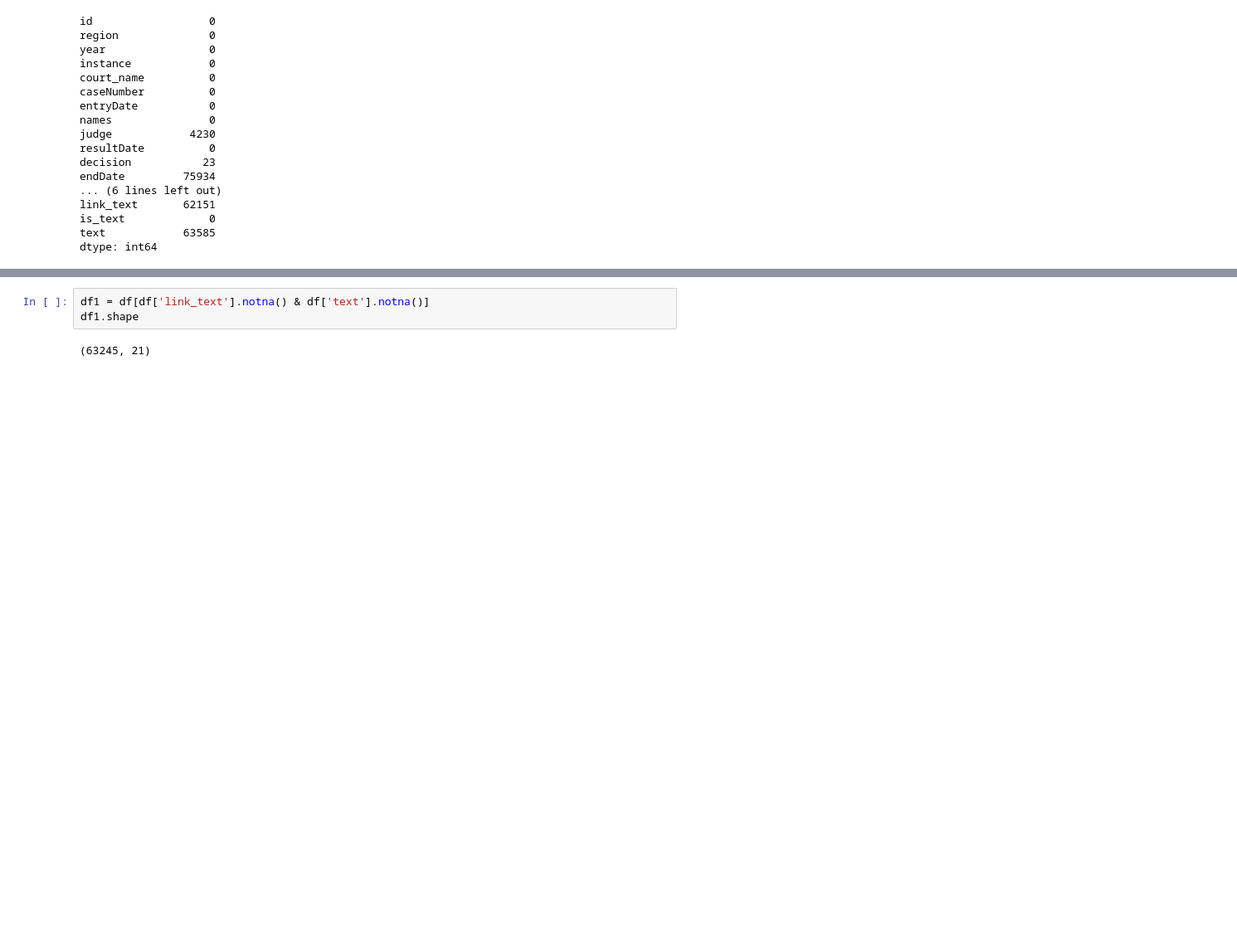
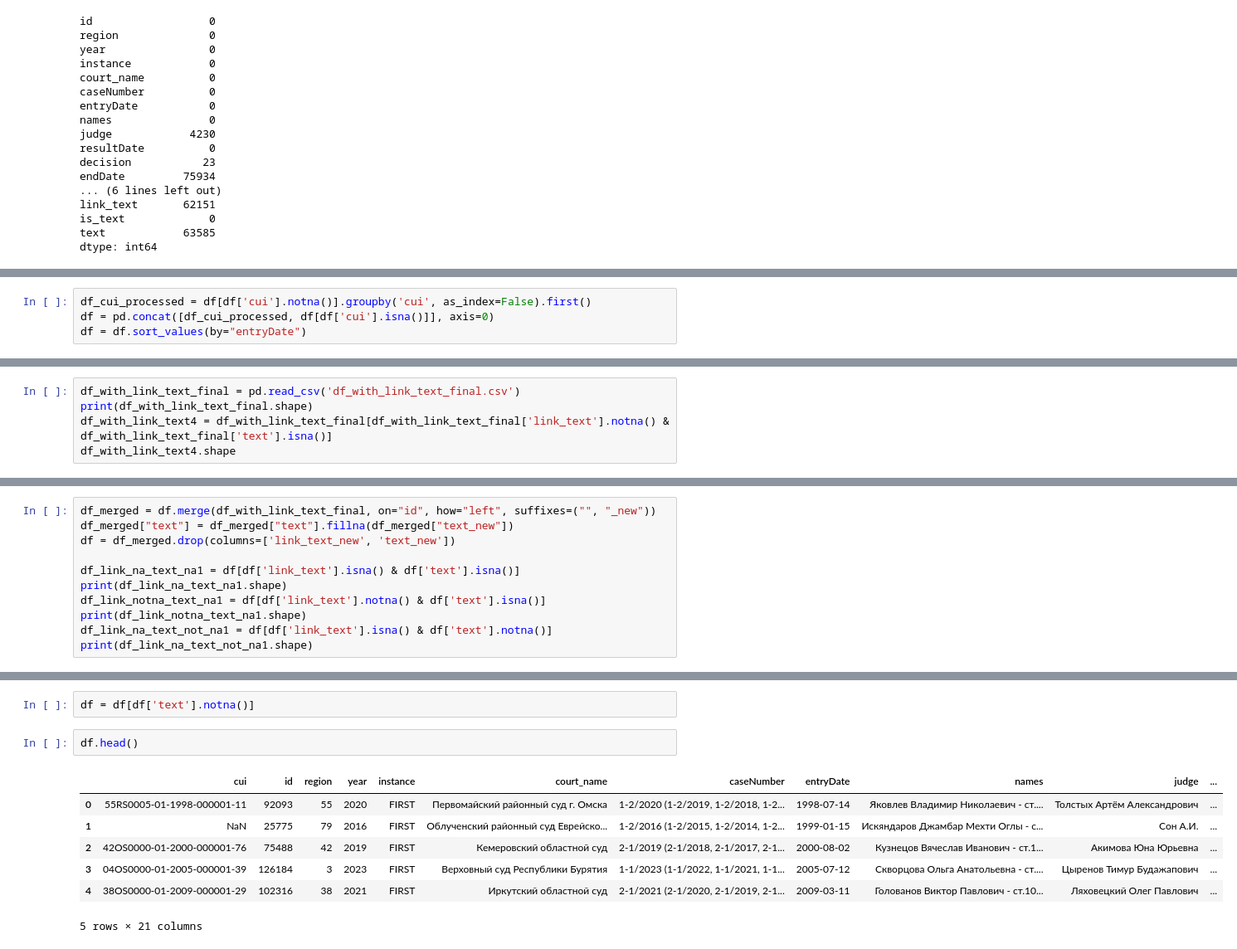
Before and after one commit to vru116/criminal-research, a Jupyter notebook: data_preprocessing.ipynb, the cells around one changed output, grey strips where cells are left out. Shown at 83% size. Saved outputs shown, nothing was run; the diff lists cells and outputs as text; blank space fills up the shorter version.

```diff
--- a/data_preprocessing.ipynb
+++ b/data_preprocessing.ipynb
@@ -208,0 +294,4 @@ instance 2 ['APPELLATION' 'FIRST']
+# %%
+df_cui_processed = df[df['cui'].notna()].groupby('cui', as_index=False).first()
+df = pd.concat([df_cui_processed, df[df['cui'].isna()]], axis=0)
+df = df.sort_values(by="entryDate")
@@ -208,0 +349,5 @@ instance 2 ['APPELLATION' 'FIRST']
+# %%
+df_with_link_text_final = pd.read_csv('df_with_link_text_final.csv')
+print(df_with_link_text_final.shape)
+df_with_link_text4 = df_with_link_text_final[df_with_link_text_final['link_text'].notna() & df_with_link_text_final['text'].isna()]
+df_with_link_text4.shape
@@ -208,0 +357,11 @@ instance 2 ['APPELLATION' 'FIRST']
+# %%
+df_merged = df.merge(df_with_link_text_final, on="id", how="left", suffixes=("", "_new"))
+df_merged["text"] = df_merged["text"].fillna(df_merged["text_new"])
+df = df_merged.drop(columns=['link_text_new', 'text_new'])
+
+df_link_na_text_na1 = df[df['link_text'].isna() & df['text'].isna()]
+print(df_link_na_text_na1.shape)
+df_link_notna_text_na1 = df[df['link_text'].notna() & df['text'].isna()]
+print(df_link_notna_text_na1.shape)
+df_link_na_text_not_na1 = df[df['link_text'].isna() & df['text'].notna()]
+print(df_link_na_text_not_na1.shape)
@@ -209,5 +396,12 @@ instance 2 ['APPELLATION' 'FIRST']
 # %%
-df1 = df[df['link_text'].notna() & df['text'].notna()]
-df1.shape
+df = df[df['text'].notna()]
-# %% [output]
-(63245, 21)
+# %%
+df.head()
+# %% [output]
+|  | cui | id | region | year | instance | court_name | caseNumber | entryDate | names | judge | ... |
+| 0 | 55RS0005-01-1998-000001-11 | 92093 | 55 | 2020 | FIRST | Первомайский районный суд г. Омска | 1-2/2020 (1-2/2019, 1-2/2018, 1-2... | 1998-07-14 | Яковлев Владимир Николаевич - ст.... | Толстых Артём Александрович | ... |
+| 1 | NaN | 25775 | 79 | 2016 | FIRST | Облученский районный суд Еврейско... | 1-2/2016 (1-2/2015, 1-2/2014, 1-2... | 1999-01-15 | Искяндаров Джамбар Мехти Оглы - с... | Сон А.И. | ... |
+| 2 | 42OS0000-01-2000-000001-76 | 75488 | 42 | 2019 | FIRST | Кемеровский областной суд | 2-1/2019 (2-1/2018, 2-1/2017, 2-1... | 2000-08-02 | Кузнецов Вячеслав Иванович - ст.1... | Акимова Юна Юрьевна | ... |
+| 3 | 04OS0000-01-2005-000001-39 | 126184 | 3 | 2023 | FIRST | Верховный суд Республики Бурятия | 1-1/2023 (1-1/2022, 1-1/2021, 1-1... | 2005-07-12 | Скворцова Ольга Анатольевна - ст.... | Цыренов Тимур Будажапович | ... |
+| 4 | 38OS0000-01-2009-000001-29 | 102316 | 38 | 2021 | FIRST | Иркутский областной суд | 2-1/2021 (2-1/2020, 2-1/2019, 2-1... | 2009-03-11 | Голованов Виктор Павлович - ст.10... | Ляховецкий Олег Павлович | ... |
+5 rows × 21 columns
```
Also changed, not shown: parts of 52 cells of this notebook, 2 other files.
